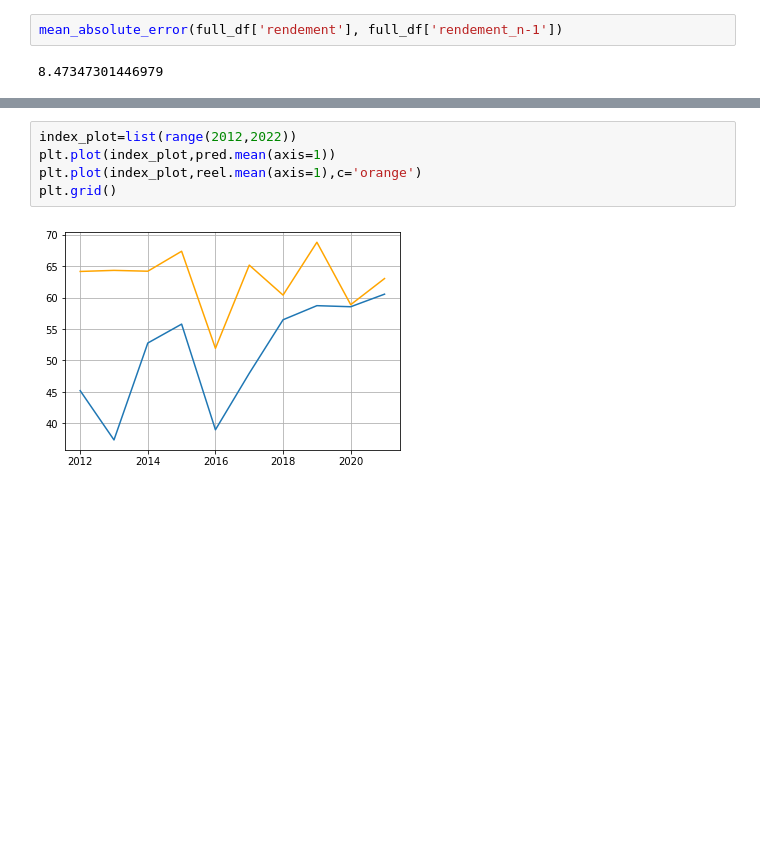
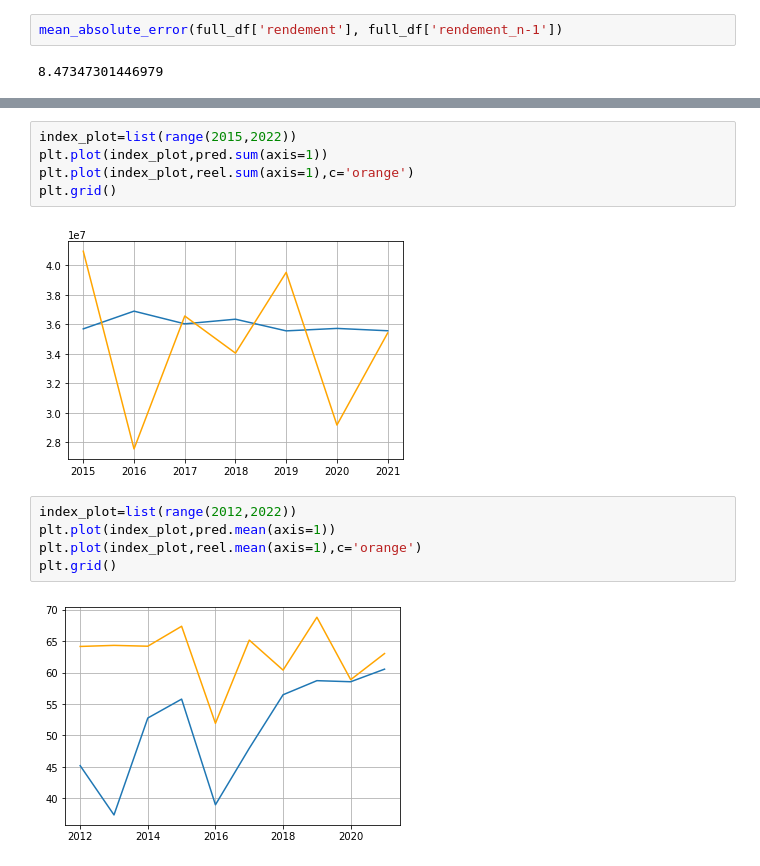
Before and after one commit to PierreCeraH/deepagri, a Jupyter notebook: notebooks/Finding best model and features.ipynb, the cells around one changed output, grey strips where cells are left out. Drawn from its saved outputs; the diff is of its cells as text; blank space fills up the shorter version.

```diff
--- a/notebooks/Finding best model and features.ipynb
+++ b/notebooks/Finding best model and features.ipynb
@@ -1145,3 +1159,10 @@ plt.grid()
+# %%
+index_plot=list(range(2015,2022))
+plt.plot(index_plot,pred.sum(axis=1))
+plt.plot(index_plot,reel.sum(axis=1),c='orange')
+plt.grid()
+# %% [output]
+[figure, added]
 # %%
 index_plot=list(range(2012,2022))
 plt.plot(index_plot,pred.mean(axis=1))
```
Also changed, not shown: parts of 32 cells of this notebook, 4 other files.
